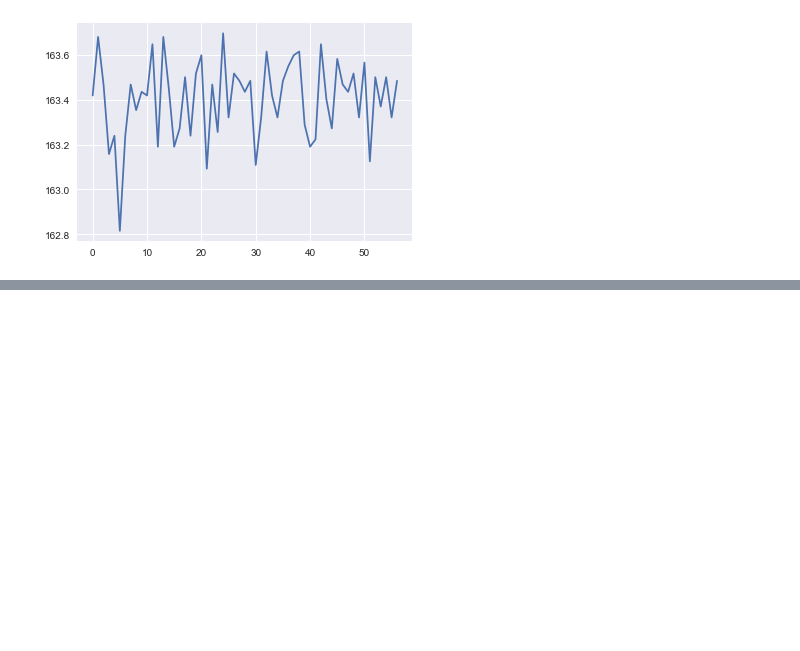
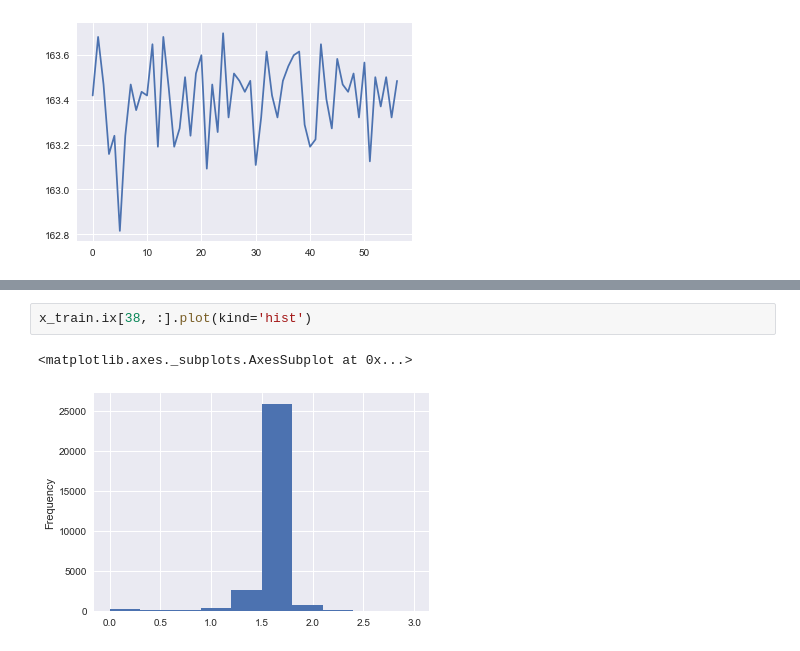
Before and after one commit to lyakaap/notebooks, a Jupyter notebook: myakuha_analyse/random_forest.ipynb, the cells around one changed output, grey strips where cells are left out. Drawn from its saved outputs; the diff is of its cells as text; blank space fills up the shorter version.

```diff
--- a/myakuha_analyse/random_forest.ipynb
+++ b/myakuha_analyse/random_forest.ipynb
@@ -193,0 +203,5 @@ plt.plot(time, pulse)
+# %%
+x_train.ix[38, :].plot(kind='hist')
+# %% [output]
+<matplotlib.axes._subplots.AxesSubplot at 0x...>
+[figure, added]
```
Also changed, not shown: parts of 23 cells of this notebook.
